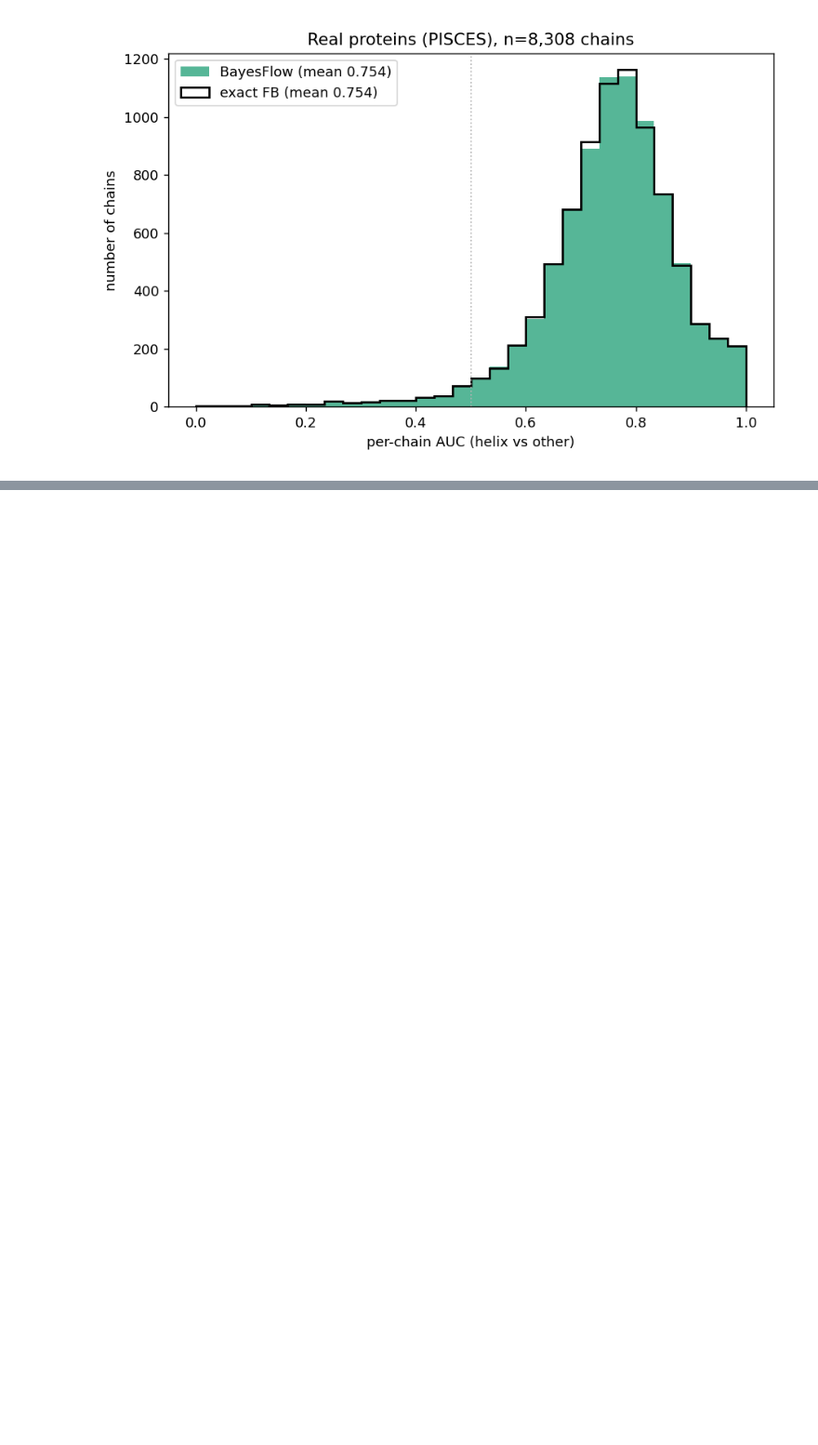
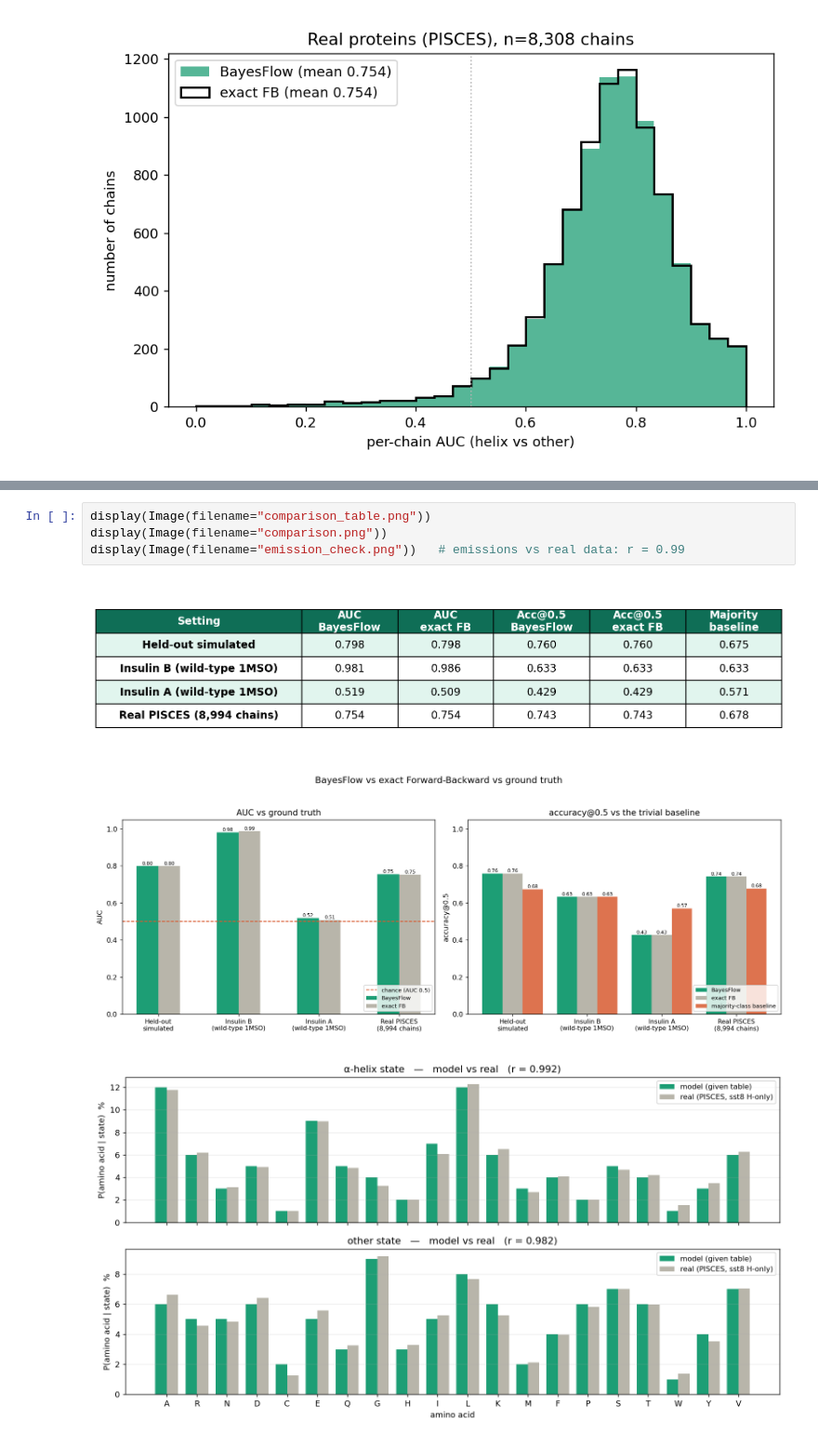
Before and after one commit to Munish0303/SBI---Protein-Based-Inference, a Jupyter notebook: SBI_pipeline.ipynb, the cells around one changed output, grey strips where cells are left out. Shown at 93% size. Drawn from its saved outputs; the diff is of its cells as text; blank space fills up the shorter version.

```diff
--- a/SBI_pipeline.ipynb
+++ b/SBI_pipeline.ipynb
@@ -232,0 +244,8 @@ equally — high on insulin's textbook helices, ~0.75 across the real proteome.
+# %%
+display(Image(filename="comparison_table.png"))
+display(Image(filename="comparison.png"))
+display(Image(filename="emission_check.png"))   # emissions vs real data: r = 0.99
+# %% [output]
+[figure, added]
+[figure, added]
+[figure, added]
```
Also changed, not shown: parts of 8 cells of this notebook, 21 other files.
